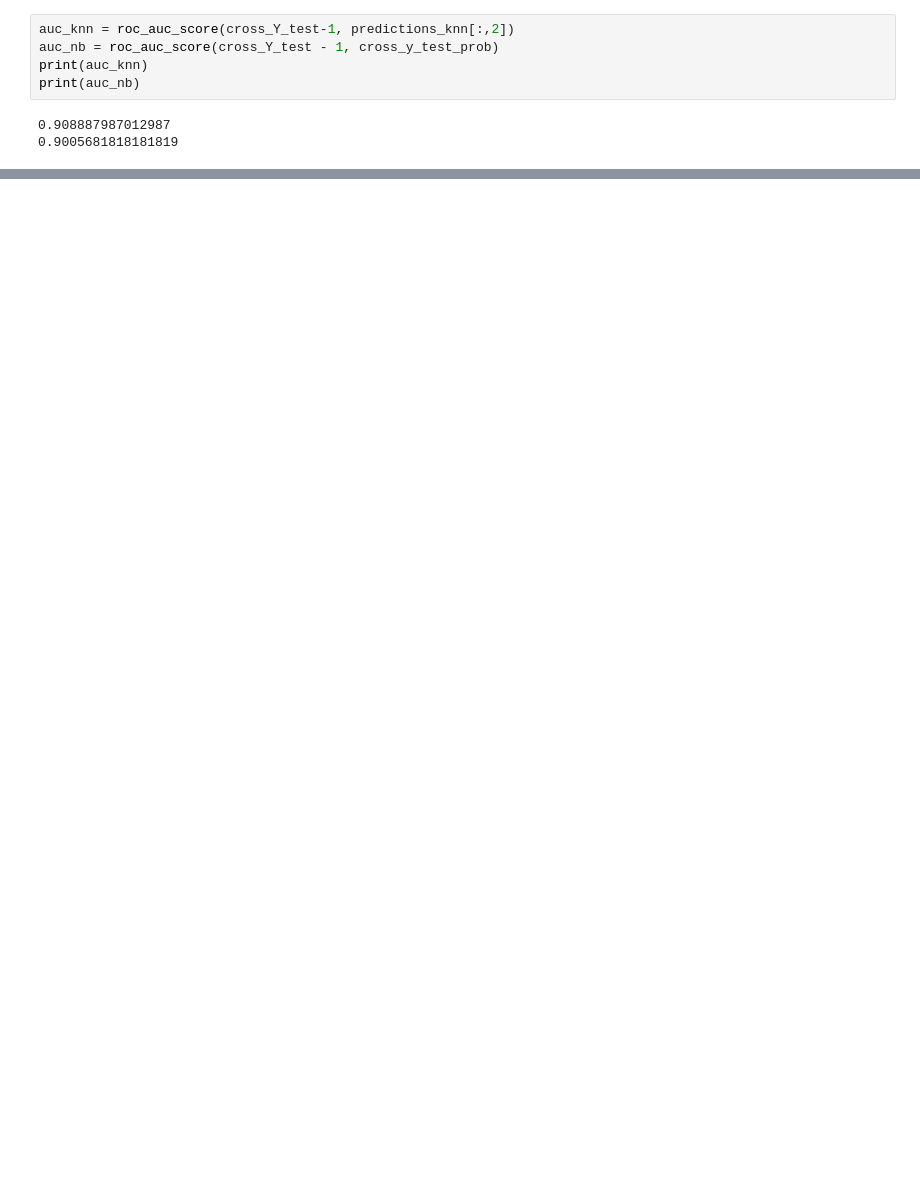
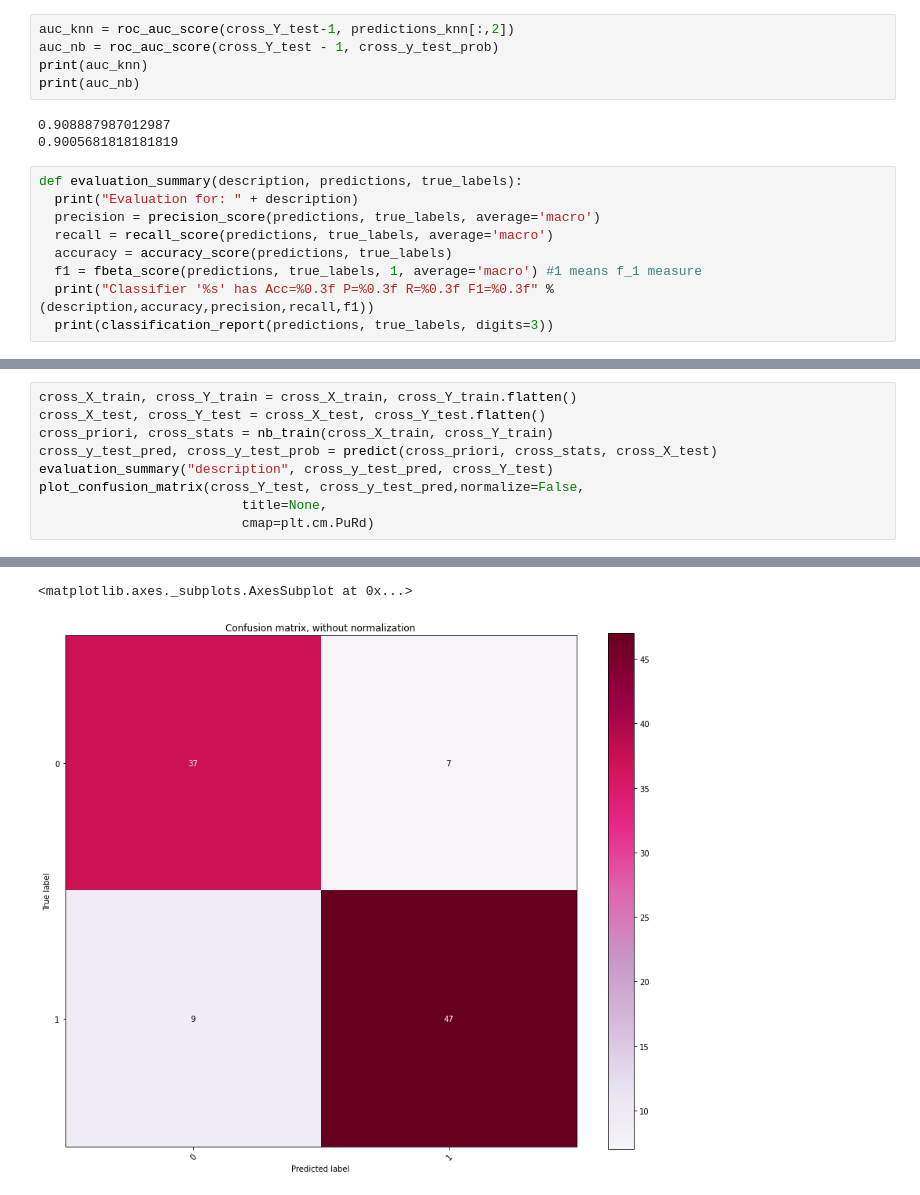
Before and after one commit to yangh567/MLCoursework, a Jupyter notebook: Classification/CM-knn.ipynb, the cells around one changed output, grey strips where cells are left out. Cells and saved outputs as stored; diff of their text form; blank space fills up the shorter version.

Commit message:
add confusion matrix for CM-KNN

```diff
--- a/Classification/CM-knn.ipynb
+++ b/Classification/CM-knn.ipynb
@@ -279,3 +286,12 @@ print(auc_nb)
 # %% [output]
 0.908887987012987
 0.9005681818181819
+# %%
+def evaluation_summary(description, predictions, true_labels):
+  print("Evaluation for: " + description)
+  precision = precision_score(predictions, true_labels, average='macro')
+  recall = recall_score(predictions, true_labels, average='macro')
+  accuracy = accuracy_score(predictions, true_labels)
+  f1 = fbeta_score(predictions, true_labels, 1, average='macro') #1 means f_1 measure
+  print("Classifier '%s' has Acc=%0.3f P=%0.3f R=%0.3f F1=%0.3f" % (description,accuracy,precision,recall,f1))
+  print(classification_report(predictions, true_labels, digits=3))
@@ -281,0 +350,10 @@ print(auc_nb)
+# %%
+cross_X_train, cross_Y_train = cross_X_train, cross_Y_train.flatten()
+cross_X_test, cross_Y_test = cross_X_test, cross_Y_test.flatten()
+cross_priori, cross_stats = nb_train(cross_X_train, cross_Y_train)
+cross_y_test_pred, cross_y_test_prob = predict(cross_priori, cross_stats, cross_X_test)
+evaluation_summary("description", cross_y_test_pred, cross_Y_test)
+plot_confusion_matrix(cross_Y_test, cross_y_test_pred,normalize=False,
+                          title=None,
+                          cmap=plt.cm.PuRd)
+# %% [output]
@@ -281,0 +374,2 @@ print(auc_nb)
+<matplotlib.axes._subplots.AxesSubplot at 0x...>
+[figure, added]
```
Also changed, not shown: parts of 4 cells of this notebook, 1 other file.
